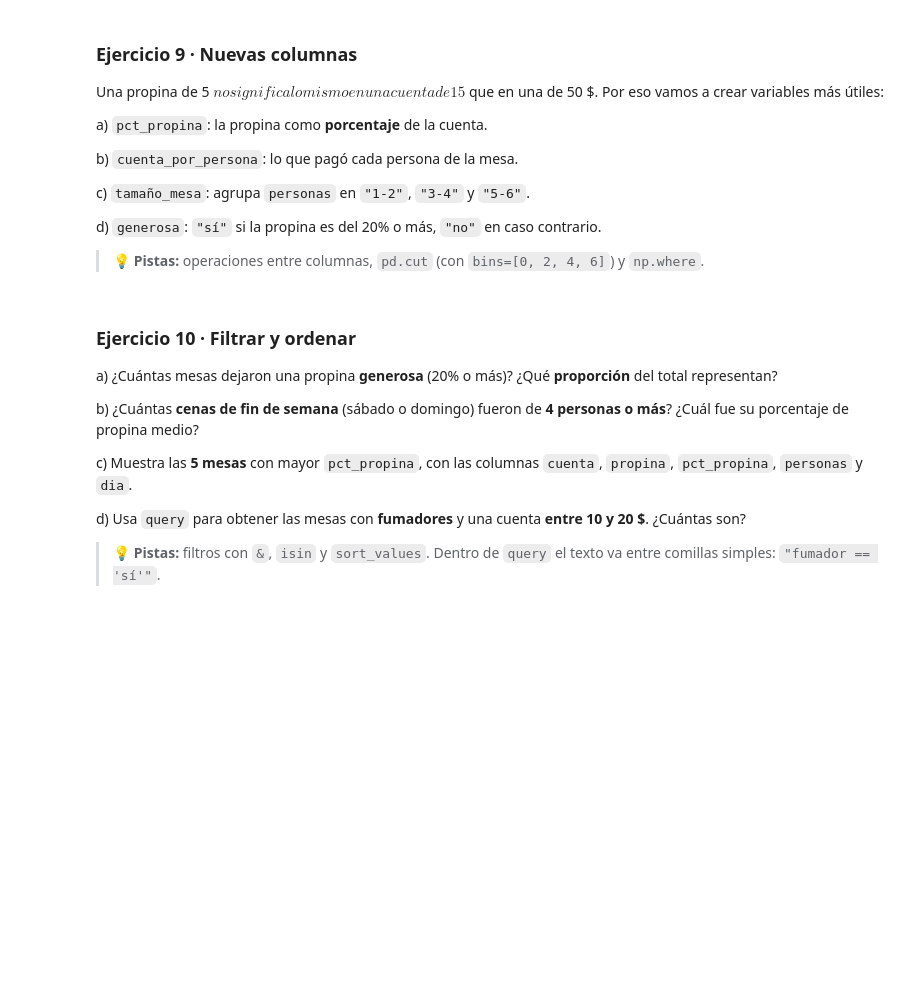
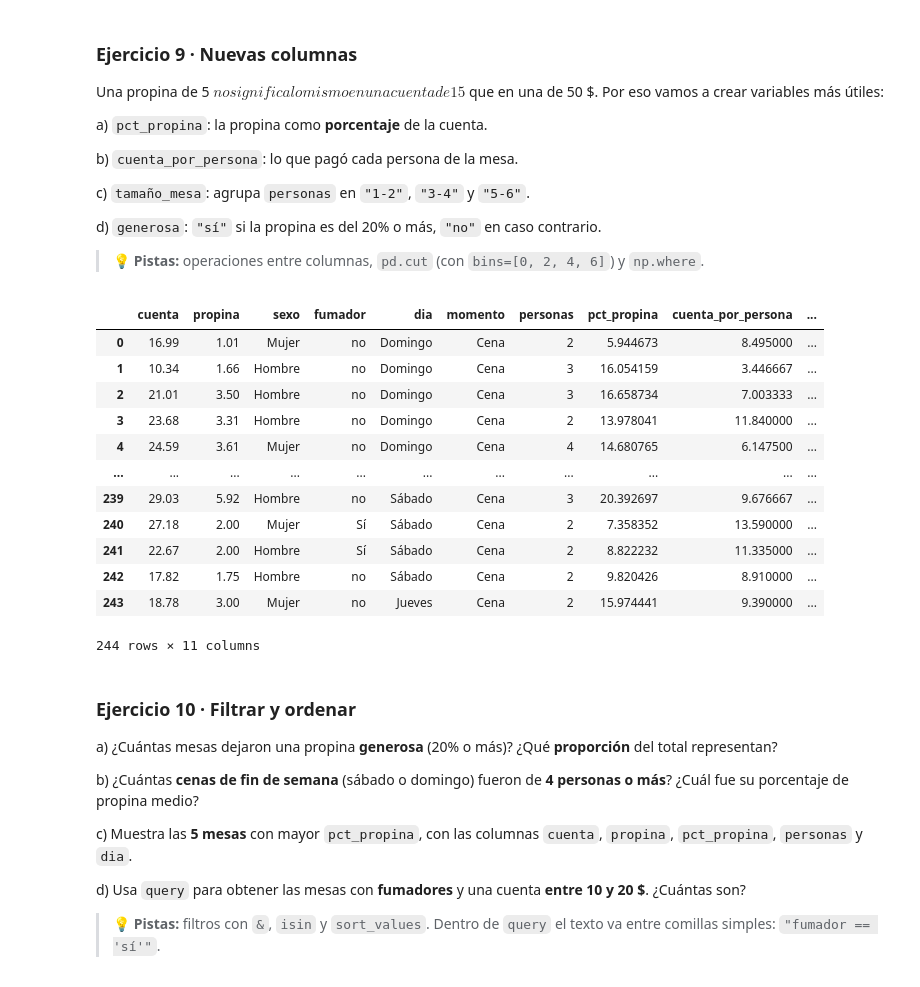
Before and after one commit to ChildishTitan90/ml-course, a Jupyter notebook: workspace/my_exercises/mi_01_actividad_numpy_pandas.ipynb, the cells around one changed output. Saved outputs shown, nothing was run; the diff lists cells and outputs as text; code cells hidden in the pictures; blank space fills up the shorter version.

```diff
--- a/workspace/my_exercises/mi_01_actividad_numpy_pandas.ipynb
+++ b/workspace/my_exercises/mi_01_actividad_numpy_pandas.ipynb
@@ -379,3 +377,32 @@ Comprueba el resultado con `head()`.
 > 💡 **Pista:** `rename(columns={...})` y `.map({...})`.
 # %%
 # Tu código aquí
+propinas = propinas.rename(columns={
+    "total_bill": "cuenta", "tip": "propina", "sex": "sexo", "smoker": "fumador","day": "dia", "time": "momento", "size": "personas",
+})
+
+propinas["dia"] = propinas["dia"].map({
+    "Thur": "Jueves",
+    "Fri": "Viernes",
+    "Sat": "Sábado",
+    "Sun": "Domingo"
+
+})
+
+propinas["momento"] = propinas["momento"].map({
+    "Lunch": "Comida",
+    "Dinner": "Cena"
+})
+
+
+propinas["sexo"] = propinas["sexo"].map({
+    "Female": "Mujer",
+    "Male": "Hombre",
+})
+
+propinas["fumador"] = propinas["fumador"].map({
+    "Yes": "Sí",
+    "No": "no",
+})
+
+propinas
@@ -395,6 +436,29 @@ d) `generosa`: `"sí"` si la propina es del 20% o más, `"no"` en caso contrario
 > 💡 **Pistas:** operaciones entre columnas, `pd.cut` (con `bins=[0, 2, 4, 6]`) y `np.where`.
 # %%
 # Tu código aquí
+propinas["pct_propina"]= propinas["propina"] / propinas["cuenta"] * 100
+
+propinas["cuenta_por_persona"]= propinas["cuenta"] / propinas["personas"]
+
+propinas["tamaño_mesa"] = pd.cut( propinas["personas"], bins=[0, 2, 4, 6], labels=["1-2", "3-4", "5-6"] )
+
+propinas["generosa"] = np.where(propinas["pct_propina"] >= 20, "sí", "no")
+
+propinas
+# %% [output]
+|  | cuenta | propina | sexo | fumador | dia | momento | personas | pct_propina | cuenta_por_persona | ... |
+| 0 | 16.99 | 1.01 | Mujer | no | Domingo | Cena | 2 | 5.944673 | 8.495000 | ... |
+| 1 | 10.34 | 1.66 | Hombre | no | Domingo | Cena | 3 | 16.054159 | 3.446667 | ... |
+| 2 | 21.01 | 3.50 | Hombre | no | Domingo | Cena | 3 | 16.658734 | 7.003333 | ... |
+| 3 | 23.68 | 3.31 | Hombre | no | Domingo | Cena | 2 | 13.978041 | 11.840000 | ... |
+| 4 | 24.59 | 3.61 | Mujer | no | Domingo | Cena | 4 | 14.680765 | 6.147500 | ... |
+| ... | ... | ... | ... | ... | ... | ... | ... | ... | ... | ... |
+| 239 | 29.03 | 5.92 | Hombre | no | Sábado | Cena | 3 | 20.392697 | 9.676667 | ... |
+| 240 | 27.18 | 2.00 | Mujer | Sí | Sábado | Cena | 2 | 7.358352 | 13.590000 | ... |
+| 241 | 22.67 | 2.00 | Hombre | Sí | Sábado | Cena | 2 | 8.822232 | 11.335000 | ... |
+| 242 | 17.82 | 1.75 | Hombre | no | Sábado | Cena | 2 | 9.820426 | 8.910000 | ... |
+| 243 | 18.78 | 3.00 | Mujer | no | Jueves | Cena | 2 | 15.974441 | 9.390000 | ... |
+244 rows × 11 columns
 # %% [markdown]
 ### Ejercicio 10 · Filtrar y ordenar
 
```
Also changed, not shown: parts of 4 cells of this notebook, 5 other files.
